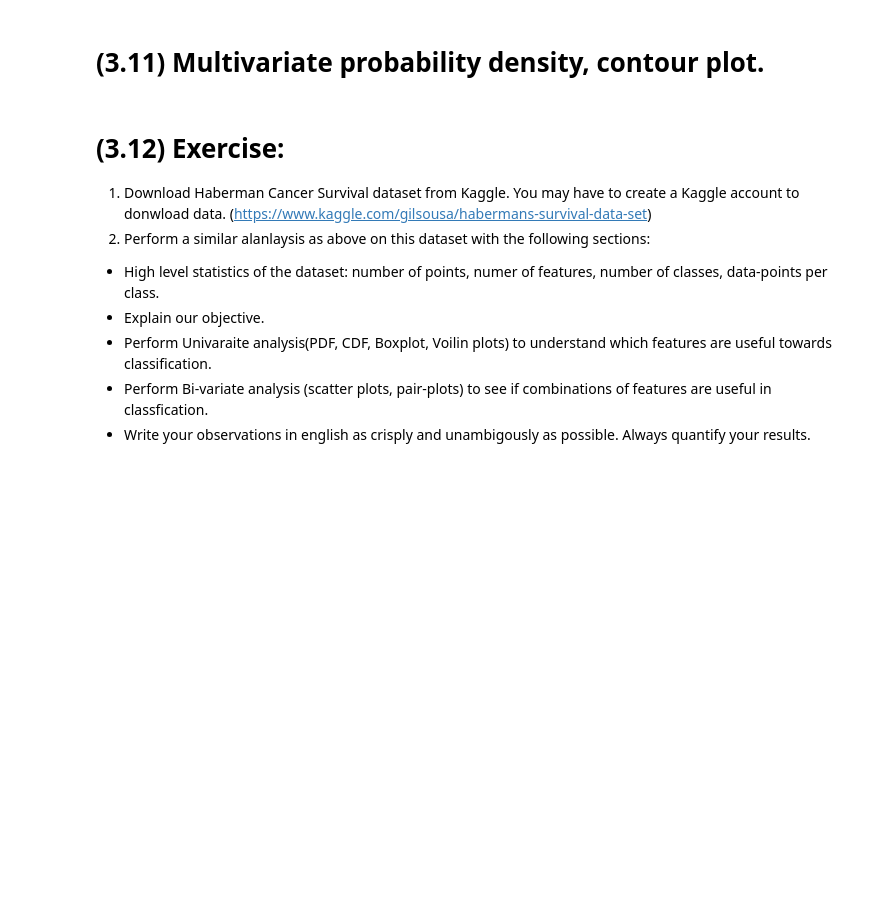
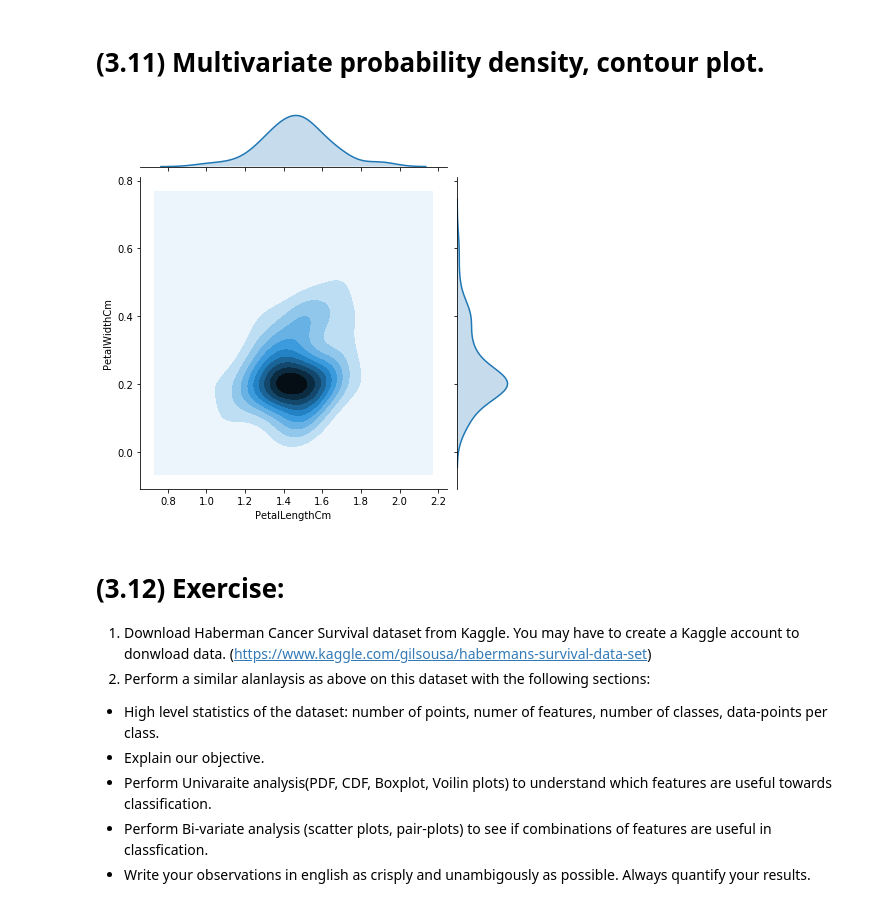
Before and after one commit to shubham-mishra/ML-Material, a Jupyter notebook: 2 Data Science- Exploratory Data Analysis and Data Visualization/1 Plotting for EDA/Exploratory Data Analysis..ipynb, the cells around one changed output. Drawn from its saved outputs; the diff is of its cells as text; code cells hidden in the pictures; blank space fills up the shorter version.

```diff
--- a/2 Data Science- Exploratory Data Analysis and Data Visualization/1 Plotting for EDA/Exploratory Data Analysis..ipynb
+++ b/2 Data Science- Exploratory Data Analysis and Data Visualization/1 Plotting for EDA/Exploratory Data Analysis..ipynb
@@ -411,8 +411,10 @@ SyntaxError: invalid syntax (<ipython-input-20-f25211abae88>, line 3)
 # (3.11) Multivariate probability density, contour plot.
 # %%
 #2D Density plot, contors-plot
-sns.jointplot(x="petal_length", y="petal_width", data=iris_setosa, kind="kde");
+sns.jointplot(x="PetalLengthCm", y="PetalWidthCm", data=iris_setosa, kind="kde");
 plt.show();
+# %% [output]
+[figure, added]
 # %% [markdown]
 # (3.12) Exercise:
 
```
Also changed, not shown: parts of 2 cells of this notebook, 6 other files.
